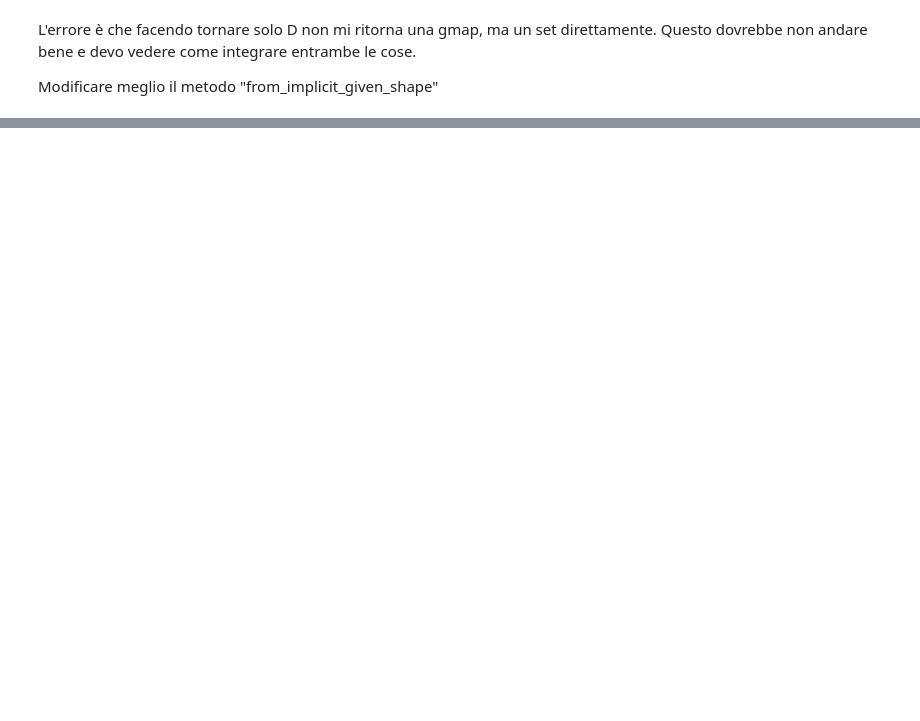
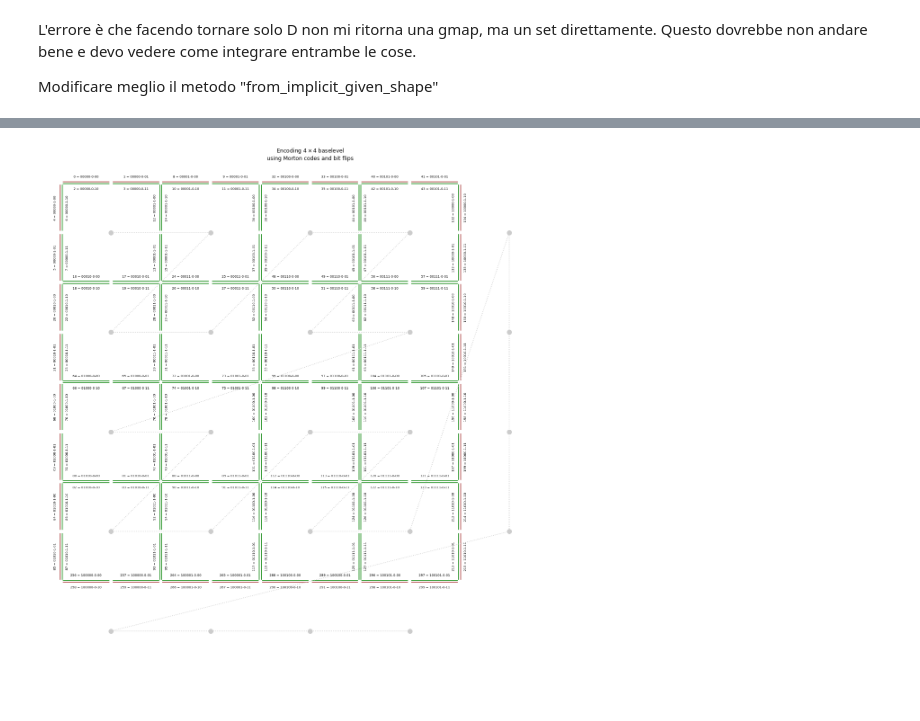
Before and after one commit to napolanocarmine/Thesis_Project, a Jupyter notebook: test_label_map.ipynb, the cells around one changed output, grey strips where cells are left out. Cells and saved outputs as stored; diff of their text form; code cells hidden in the pictures; blank space fills up the shorter version.

```diff
--- a/test_label_map.ipynb
+++ b/test_label_map.ipynb
@@ -53,0 +64,4 @@ plot_chessboard(c_LM_2.m.darts, c_LM_2, 'initialization_alpha_2')
+# %%
+grafted_lm = custom_LM()
+
+grafted_lm.generated_grafted_grids()
@@ -53,0 +86,4 @@ plot_chessboard(c_LM_2.m.darts, c_LM_2, 'initialization_alpha_2')
+# %%
+plot_chessboard(grafted_lm.m.darts, grafted_lm, 'initialization_grafted_labels')
+# %% [output]
+[figure, added]
```
Also changed, not shown: parts of 10 cells of this notebook, 11 other files.
